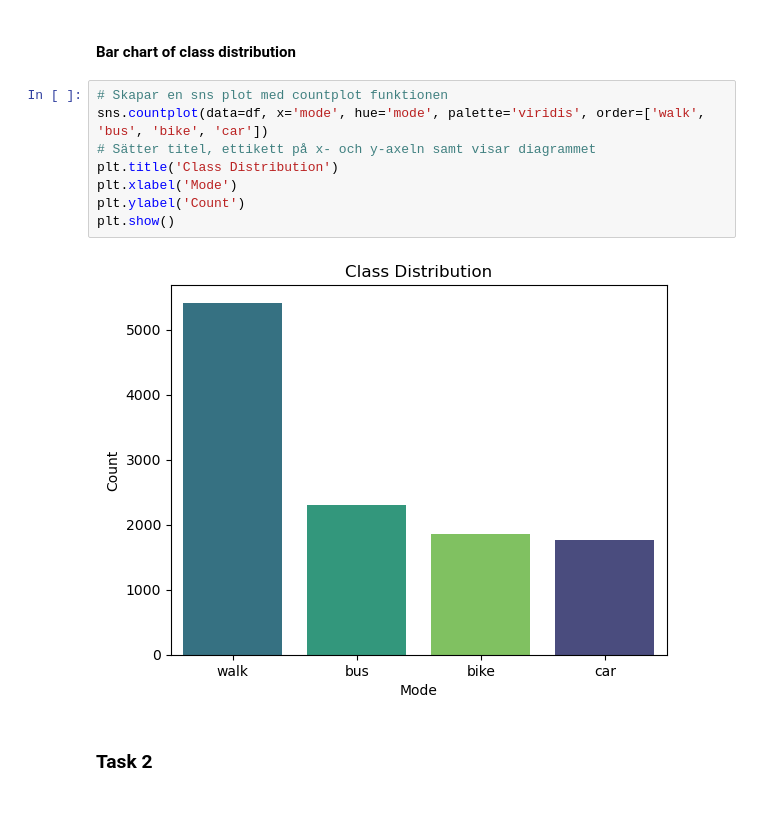
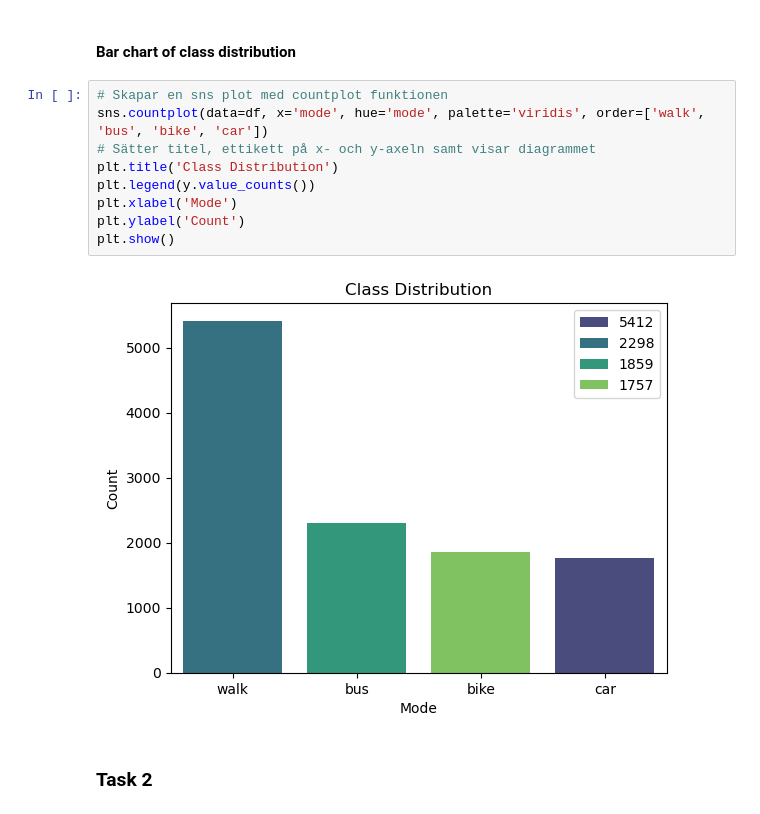
Before and after one commit to crusell1/gis_assignment2_group11, a Jupyter notebook: Assignment_2.ipynb, the cells around one changed output. Saved outputs shown, nothing was run; the diff lists cells and outputs as text.

Commit message:
legend i countplot

```diff
--- a/Assignment_2.ipynb
+++ b/Assignment_2.ipynb
@@ -83,13 +83,14 @@ plt.show()
 # %%
 # Skapar en sns plot med countplot funktionen
 sns.countplot(data=df, x='mode', hue='mode', palette='viridis', order=['walk', 'bus', 'bike', 'car'])
 # Sätter titel, ettikett på x- och y-axeln samt visar diagrammet
 plt.title('Class Distribution')
+plt.legend(y.value_counts())
 plt.xlabel('Mode')
 plt.ylabel('Count')
 plt.show()
 # %% [output]
-[figure, old version]
+[figure, new version]
 # %% [markdown]
 ### Task 2
 # %% [markdown]
```
